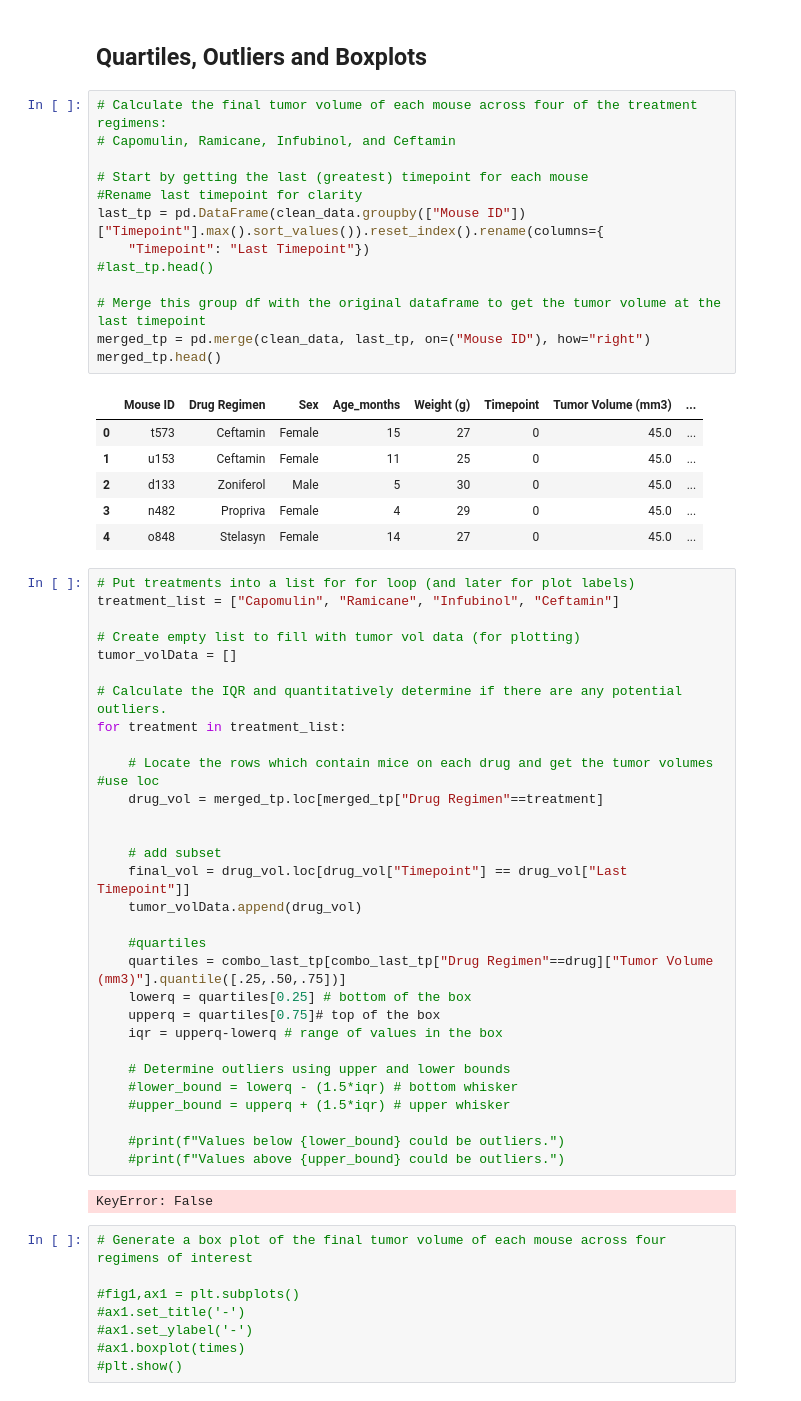
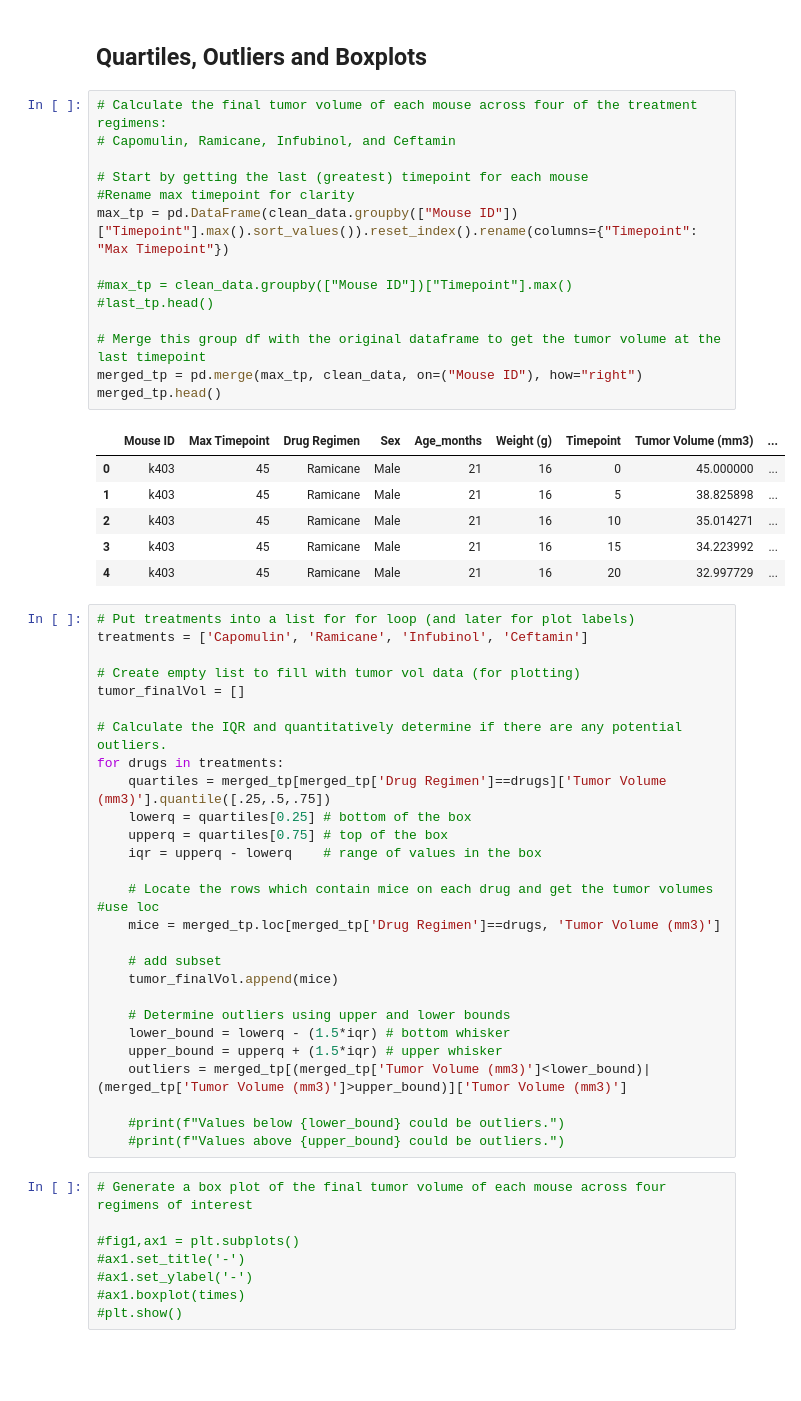
Before and after one commit to stefanyl/pymaceuticals-challenge, a Jupyter notebook: pymaceuticals_starter_hw.ipynb, the cells around one changed output. Cells and saved outputs as stored; diff of their text form; blank space fills up the shorter version.

```diff
--- a/pymaceuticals_starter_hw.ipynb
+++ b/pymaceuticals_starter_hw.ipynb
@@ -272,55 +276,51 @@ plt.show()
 # %%
 # Calculate the final tumor volume of each mouse across four of the treatment regimens:
 # Capomulin, Ramicane, Infubinol, and Ceftamin
 
 # Start by getting the last (greatest) timepoint for each mouse
-#Rename last timepoint for clarity
-last_tp = pd.DataFrame(clean_data.groupby(["Mouse ID"])["Timepoint"].max().sort_values()).reset_index().rename(columns={
-    "Timepoint": "Last Timepoint"})
+#Rename max timepoint for clarity
+max_tp = pd.DataFrame(clean_data.groupby(["Mouse ID"])["Timepoint"].max().sort_values()).reset_index().rename(columns={"Timepoint": "Max Timepoint"})
+
+#max_tp = clean_data.groupby(["Mouse ID"])["Timepoint"].max()
 #last_tp.head()
 
 # Merge this group df with the original dataframe to get the tumor volume at the last timepoint
-merged_tp = pd.merge(clean_data, last_tp, on=("Mouse ID"), how="right")
+merged_tp = pd.merge(max_tp, clean_data, on=("Mouse ID"), how="right")
 merged_tp.head()
 # %% [output]
-|  | Mouse ID | Drug Regimen | Sex | Age_months | Weight (g) | Timepoint | Tumor Volume (mm3) | ... |
-| 0 | t573 | Ceftamin | Female | 15 | 27 | 0 | 45.0 | ... |
-| 1 | u153 | Ceftamin | Female | 11 | 25 | 0 | 45.0 | ... |
-| 2 | d133 | Zoniferol | Male | 5 | 30 | 0 | 45.0 | ... |
-| 3 | n482 | Propriva | Female | 4 | 29 | 0 | 45.0 | ... |
-| 4 | o848 | Stelasyn | Female | 14 | 27 | 0 | 45.0 | ... |
+|  | Mouse ID | Max Timepoint | Drug Regimen | Sex | Age_months | Weight (g) | Timepoint | Tumor Volume (mm3) | ... |
+| 0 | k403 | 45 | Ramicane | Male | 21 | 16 | 0 | 45.000000 | ... |
+| 1 | k403 | 45 | Ramicane | Male | 21 | 16 | 5 | 38.825898 | ... |
+| 2 | k403 | 45 | Ramicane | Male | 21 | 16 | 10 | 35.014271 | ... |
+| 3 | k403 | 45 | Ramicane | Male | 21 | 16 | 15 | 34.223992 | ... |
+| 4 | k403 | 45 | Ramicane | Male | 21 | 16 | 20 | 32.997729 | ... |
 # %%
 # Put treatments into a list for for loop (and later for plot labels)
-treatment_list = ["Capomulin", "Ramicane", "Infubinol", "Ceftamin"]
+treatments = ['Capomulin', 'Ramicane', 'Infubinol', 'Ceftamin']
 
 # Create empty list to fill with tumor vol data (for plotting)
-tumor_volData = []
+tumor_finalVol = []
 
 # Calculate the IQR and quantitatively determine if there are any potential outliers.
-for treatment in treatment_list:
+for drugs in treatments:
+    quartiles = merged_tp[merged_tp['Drug Regimen']==drugs]['Tumor Volume (mm3)'].quantile([.25,.5,.75])
+    lowerq = quartiles[0.25] # bottom of the box
+    upperq = quartiles[0.75] # top of the box
+    iqr = upperq - lowerq    # range of values in the box
 
     # Locate the rows which contain mice on each drug and get the tumor volumes #use loc
-    drug_vol = merged_tp.loc[merged_tp["Drug Regimen"==treatment]
-
+    mice = merged_tp.loc[merged_tp['Drug Regimen']==drugs, 'Tumor Volume (mm3)']
 
     # add subset
-    final_vol = drug_vol.loc[drug_vol["Timepoint"] == drug_vol["Last Timepoint"]]
-    tumor_volData.append(drug_vol)
-
-    #quartiles
-    quartiles = combo_last_tp[combo_last_tp["Drug Regimen"==drug]["Tumor Volume (mm3)"].quantile([.25,.50,.75])]
-    lowerq = quartiles[0.25] # bottom of the box
-    upperq = quartiles[0.75]# top of the box
-    iqr = upperq-lowerq # range of values in the box
+    tumor_finalVol.append(mice)
 
     # Determine outliers using upper and lower bounds
-    #lower_bound = lowerq - (1.5*iqr) # bottom whisker
-    #upper_bound = upperq + (1.5*iqr) # upper whisker
+    lower_bound = lowerq - (1.5*iqr) # bottom whisker
+    upper_bound = upperq + (1.5*iqr) # upper whisker
+    outliers = merged_tp[(merged_tp['Tumor Volume (mm3)']<lower_bound)|(merged_tp['Tumor Volume (mm3)']>upper_bound)]['Tumor Volume (mm3)']
 
     #print(f"Values below {lower_bound} could be outliers.")
     #print(f"Values above {upper_bound} could be outliers.")
-# %% [output]
-KeyError: False
 # %%
 # Generate a box plot of the final tumor volume of each mouse across four regimens of interest
 
```
Also changed, not shown: parts of 1 cell of this notebook.
